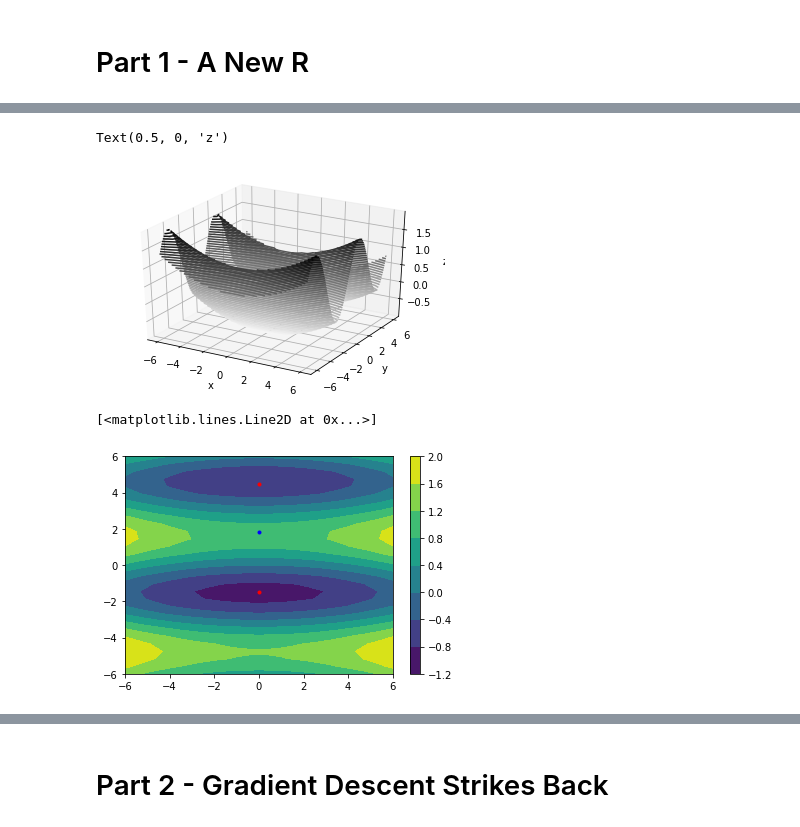
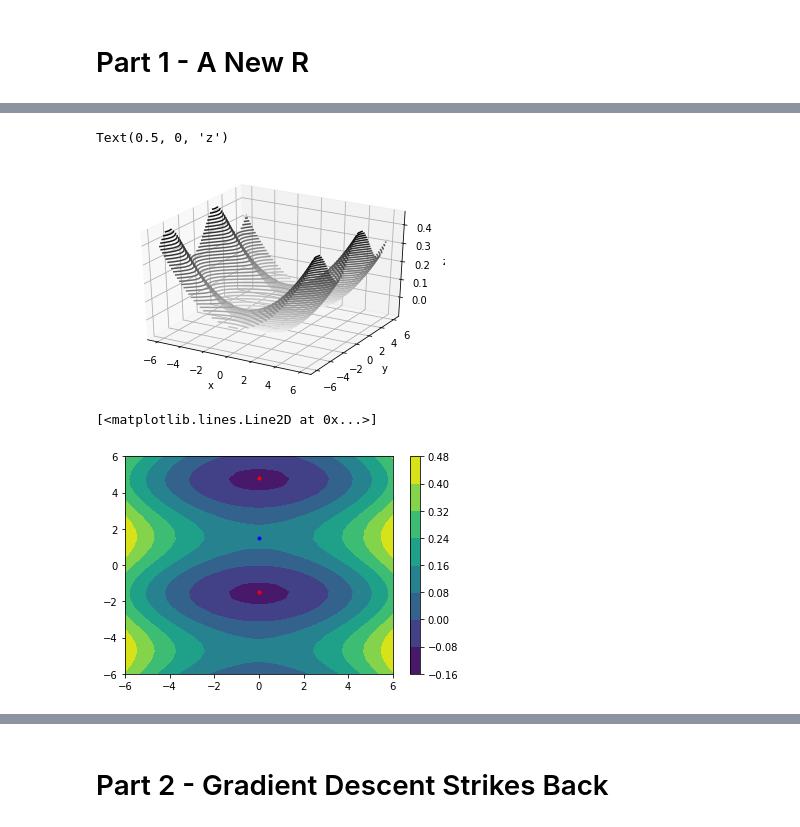
Before and after one commit to JarvisEQ/AIClass, a Jupyter notebook: Homework1.ipynb, the cells around one changed output, grey strips where cells are left out. Drawn from its saved outputs; the diff is of its cells as text; code cells hidden in the pictures.

```diff
--- a/Homework1.ipynb
+++ b/Homework1.ipynb
@@ -39,6 +67,6 @@ plt.show()
 # %%
 def funky3(t,y):
-  return (np.sin(y)+ .02 * (t**2) + .01 * (y**2))
+  return (0.1*np.sin(y) + .01 * (t**2))
 
 X = np.linspace(-6, 6, 30)
 Y = np.linspace(-6, 6, 30)
@@ -54,14 +82,14 @@ ax.set_ylabel('y')
 ax.set_zlabel('z')
 # %% [output]
 Text(0.5, 0, 'z')
-[figure, old version]
+[figure, new version]
 # %%
 fig = plt.figure()
 cp = plt.contourf(X, Y, Z)
 plt.colorbar(cp)
 plt.plot(0, -1.5, "r.") # minima, global
-plt.plot(0, 4.5, "r.") # minima, local
-plt.plot(0, 1.8, "b.") # saddle point
+plt.plot(0, 4.8, "r.") # minima, local
+plt.plot(0, 1.5, "b.") # saddle point
 # %% [output]
 [<matplotlib.lines.Line2D at 0x...>]
-[figure, old version]
+[figure, new version]
```
Also changed, not shown: parts of 25 cells of this notebook.
